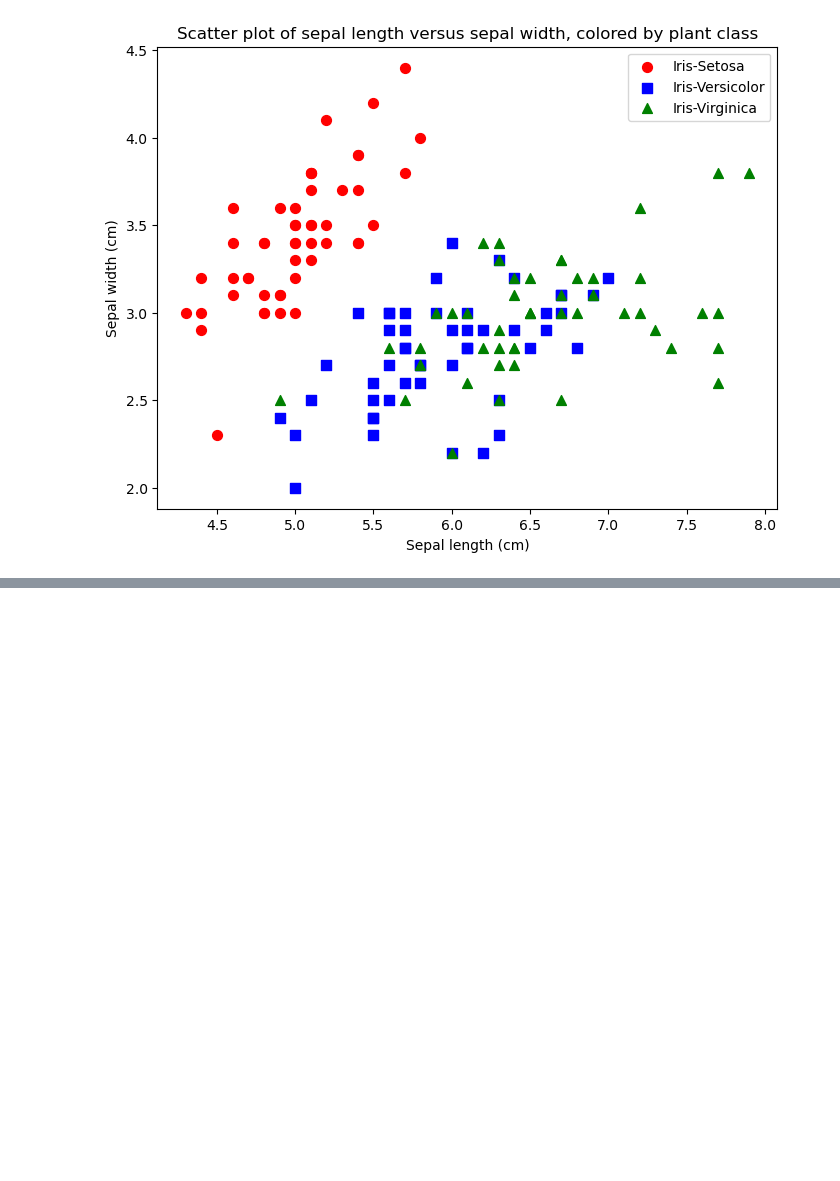
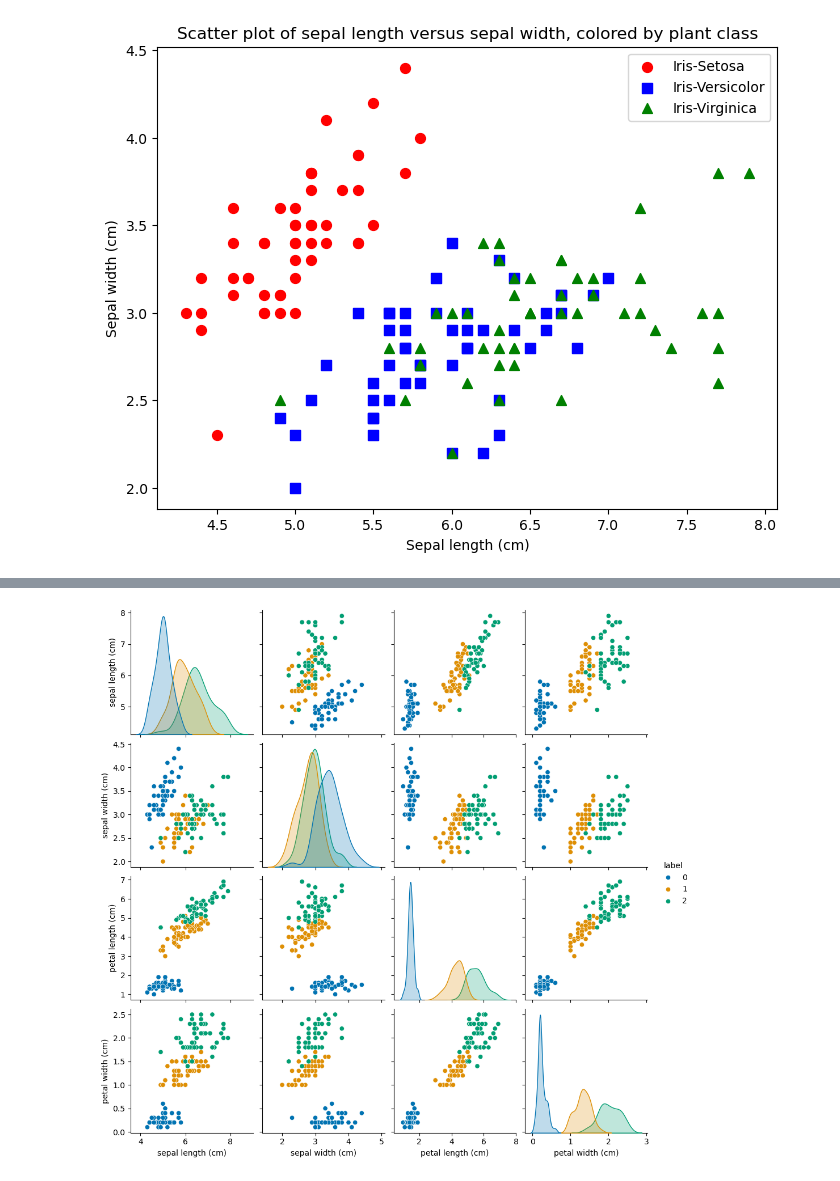
Before and after one commit to chritof/Maskinl-re-notebook, a Jupyter notebook: simple_examples.ipynb, the cells around one changed output, grey strips where cells are left out. Saved outputs shown, nothing was run; the diff lists cells and outputs as text; code cells hidden in the pictures; blank space fills up the shorter version.

```diff
--- a/simple_examples.ipynb
+++ b/simple_examples.ipynb
@@ -192,0 +202,8 @@ plt.show()
+# %%
+import seaborn as sns
+sns.pairplot(iris_df, hue='label', palette="colorblind")
+plt.show()
+#dette er en annen måte vi kan visuallisere sammenhengen mellom forskjellige klasser. her bruker vi seaborn som gir oss
+#et effektivt verktøy kalt pairplot:
+# %% [output]
+[figure, added]
```
Also changed, not shown: parts of 39 cells of this notebook.
